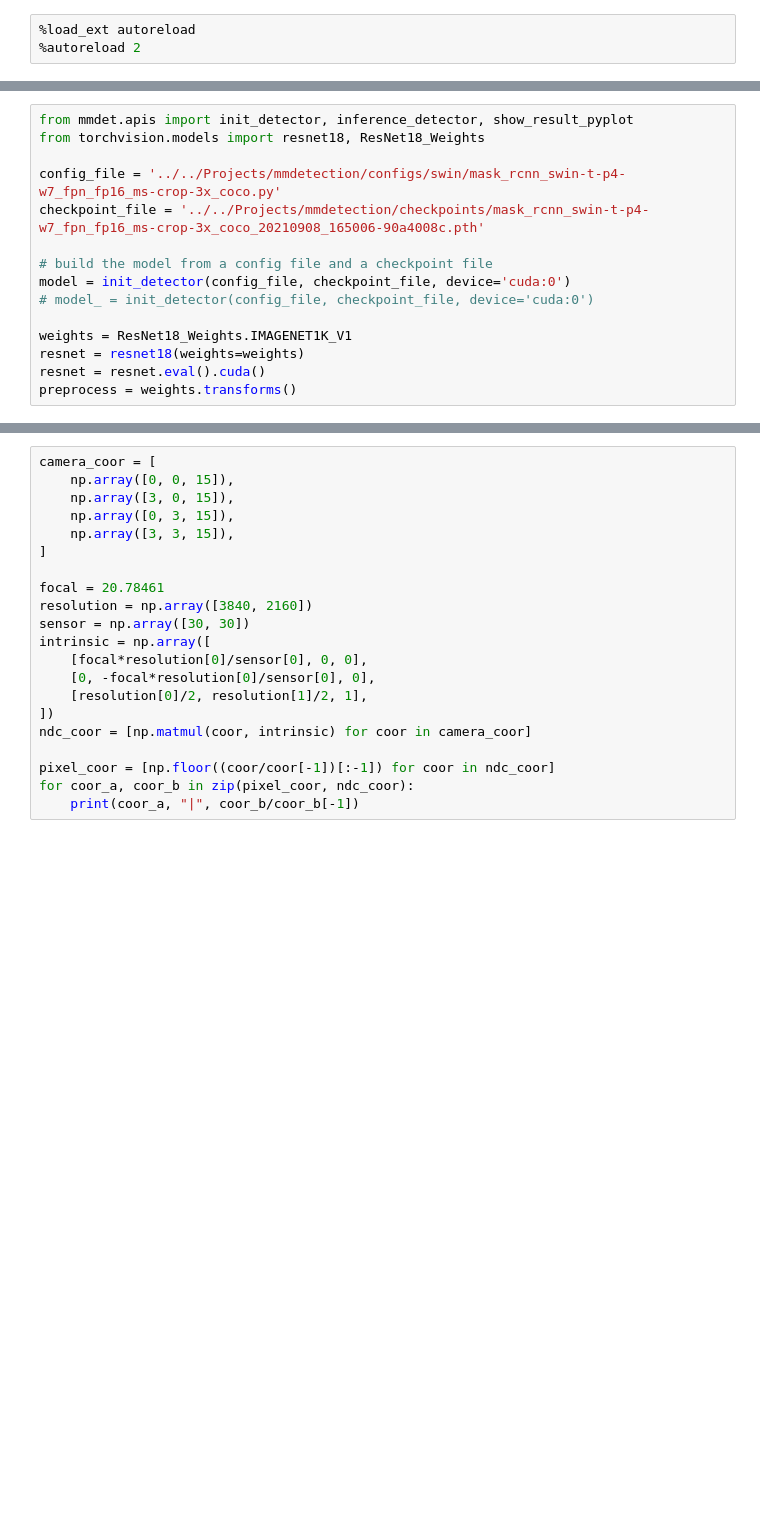
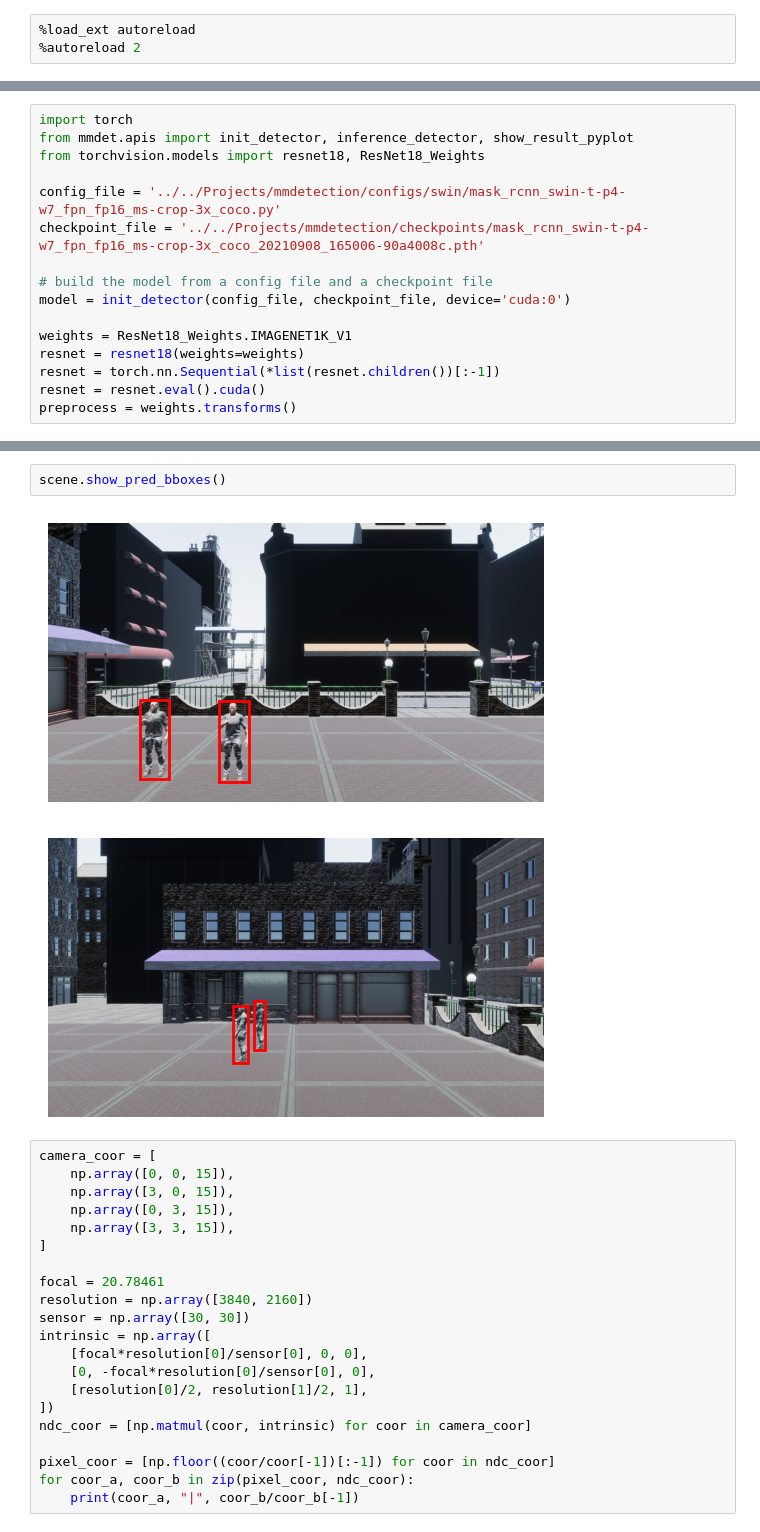
Before and after one commit to LeonardMendicantBias/multiview, a Jupyter notebook: main.ipynb, the cells around one changed output, grey strips where cells are left out. Cells and saved outputs as stored; diff of their text form; blank space fills up the shorter version.

```diff
--- a/main.ipynb
+++ b/main.ipynb
@@ -19,6 +15,7 @@ from base import Scene
 np.set_printoptions(suppress=True)
 # %matplotlib ipympl
 # %%
+import torch
 from mmdet.apis import init_detector, inference_detector, show_result_pyplot
 from torchvision.models import resnet18, ResNet18_Weights
 
@@ -27,9 +24,9 @@ checkpoint_file = '../../Projects/mmdetection/checkpoints/mask_rcnn_swin-t-p4-w7
 
 # build the model from a config file and a checkpoint file
 model = init_detector(config_file, checkpoint_file, device='cuda:0')
-# model_ = init_detector(config_file, checkpoint_file, device='cuda:0')
 
 weights = ResNet18_Weights.IMAGENET1K_V1
 resnet = resnet18(weights=weights)
+resnet = torch.nn.Sequential(*list(resnet.children())[:-1])
 resnet = resnet.eval().cuda()
 preprocess = weights.transforms()
@@ -55,3 +64,8 @@ for i in range(20):
+# %%
+scene.show_pred_bboxes()
+# %% [output]
+[figure, added]
+[figure, added]
 # %%
 camera_coor = [
     np.array([0, 0, 15]),
```
Also changed, not shown: parts of 4 cells of this notebook, 13 other files.
